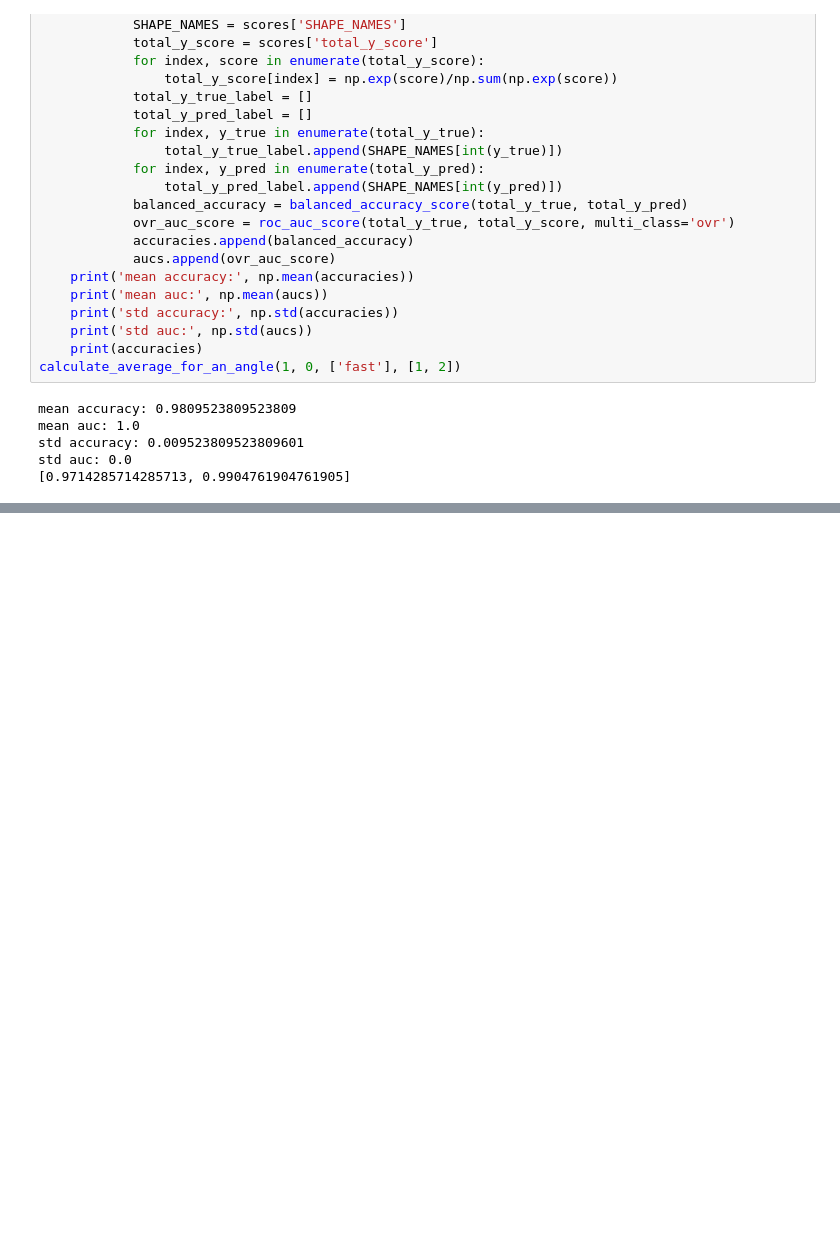
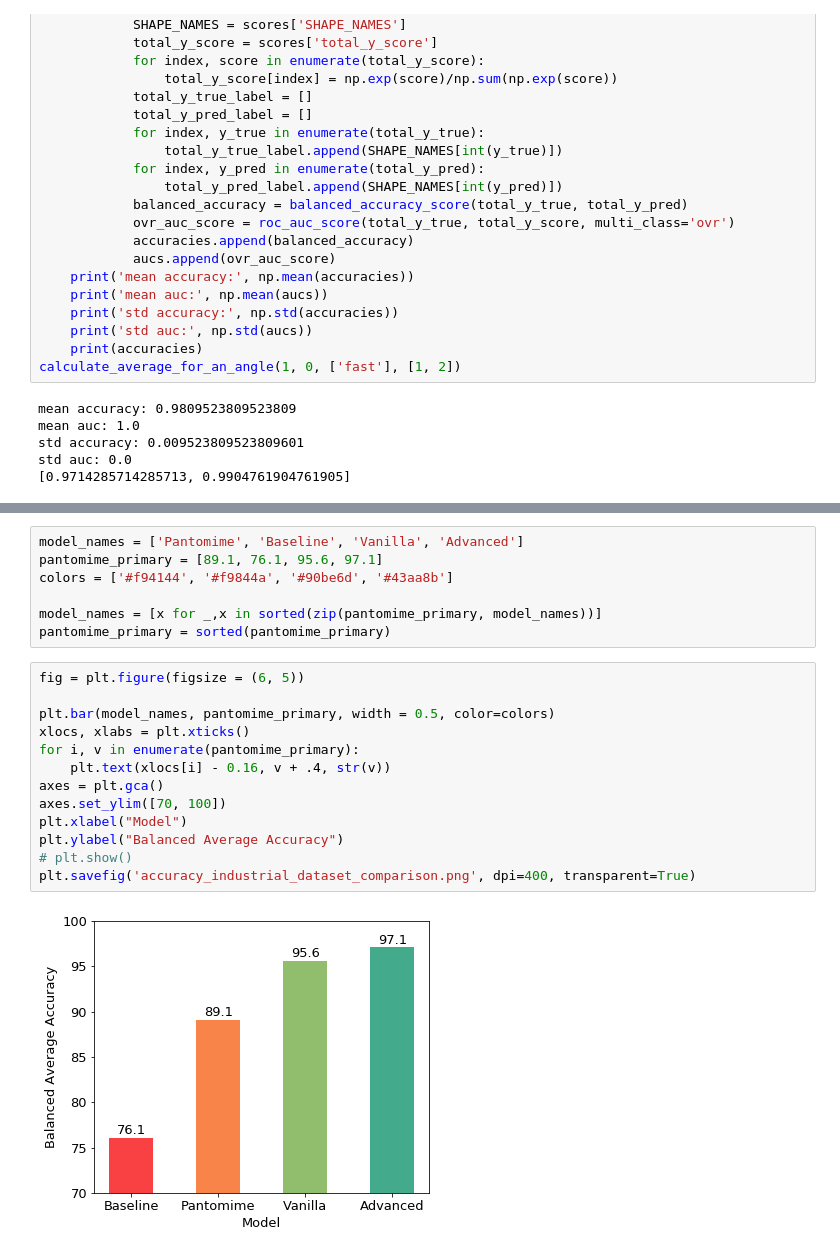
Before and after one commit to dariush-salami/attention-based-edge-convolution, a Jupyter notebook: analysis/metrics.ipynb, the cells around one changed output, grey strips where cells are left out. Cells and saved outputs as stored; diff of their text form; blank space fills up the shorter version.

```diff
--- a/analysis/metrics.ipynb
+++ b/analysis/metrics.ipynb
@@ -235,0 +263,22 @@ std auc: 0.0
+# %%
+model_names = ['Pantomime', 'Baseline', 'Vanilla', 'Advanced']
+pantomime_primary = [89.1, 76.1, 95.6, 97.1]
+colors = ['#f94144', '#f9844a', '#90be6d', '#43aa8b']
+
+model_names = [x for _,x in sorted(zip(pantomime_primary, model_names))]
+pantomime_primary = sorted(pantomime_primary)
+# %%
+fig = plt.figure(figsize = (6, 5))
+
+plt.bar(model_names, pantomime_primary, width = 0.5, color=colors)
+xlocs, xlabs = plt.xticks()
+for i, v in enumerate(pantomime_primary):
+    plt.text(xlocs[i] - 0.16, v + .4, str(v))
+axes = plt.gca()
+axes.set_ylim([70, 100])
+plt.xlabel("Model")
+plt.ylabel("Balanced Average Accuracy")
+# plt.show()
+plt.savefig('accuracy_industrial_dataset_comparison.png', dpi=400, transparent=True)
+# %% [output]
+[figure, added]
```
Also changed, not shown: parts of 7 cells of this notebook, 3 other files.
